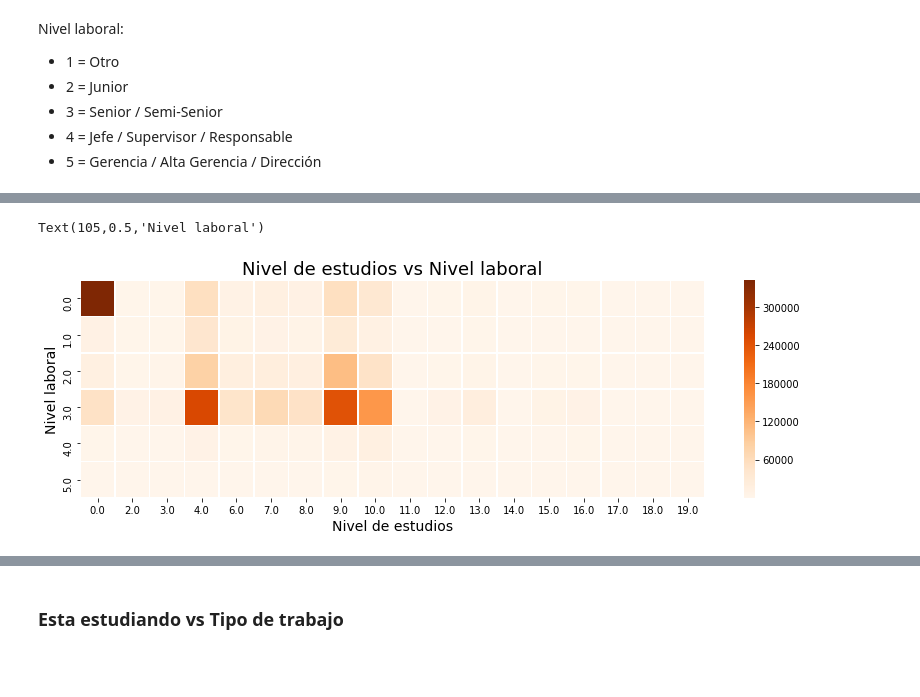
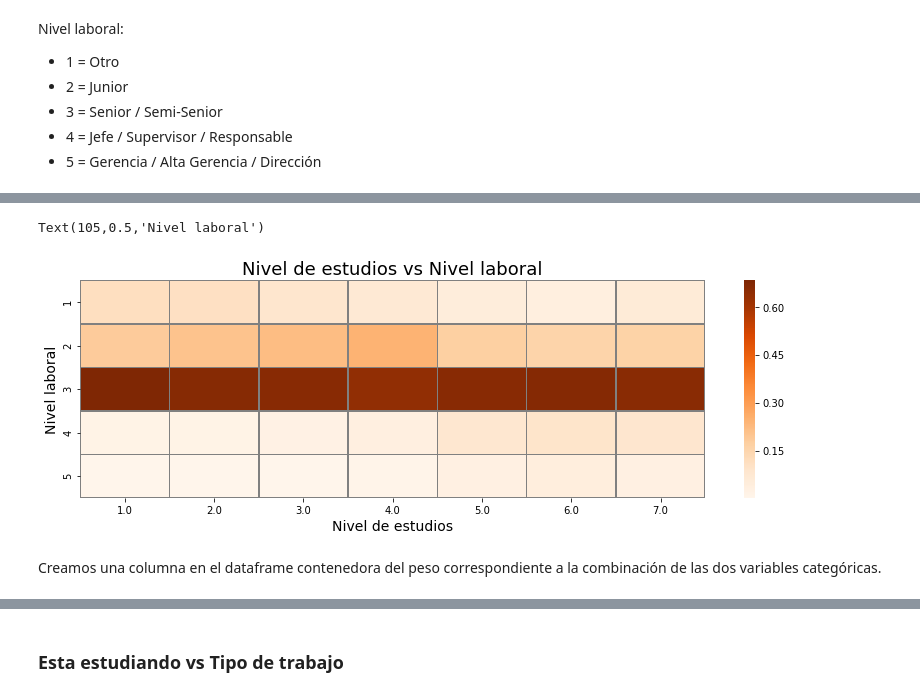
Before and after one commit to franhermani/TP2-7506, a Jupyter notebook: feature_engineering.ipynb, the cells around one changed output, grey strips where cells are left out. Drawn from its saved outputs; the diff is of its cells as text; code cells hidden in the pictures; blank space fills up the shorter version.

Commit message:
Nueva versión
Se cambiaron los features binarios a features con pesos

```diff
--- a/feature_engineering.ipynb
+++ b/feature_engineering.ipynb
@@ -8,2 +12,2 @@ import seaborn as sns
 # %%
-modelo = pd.read_csv('modelo_2m_samples.csv')
+modelo = pd.read_csv('csv_files\modelo_final.csv')
@@ -32,0 +48,5 @@ memory usage: 228.9+ MB
+# %%
+si = modelo['sepostulo'] == 1
+modelo_si = modelo[si]
+
+modelo_si['sepostulo'].value_counts()
@@ -95,0 +96,3 @@ estudios_vs_laboral
+# %%
+estudios_vs_laboral_t = pd.crosstab(modelo_si['nivel_laboral'], modelo_si['nivel_estudios'], normalize='columns')
+estudios_vs_laboral_t
@@ -96,11 +107,13 @@ estudios_vs_laboral
 # %%
 fig, ax = plt.subplots(figsize=(14,4))
-heatmap = sns.heatmap(estudios_vs_laboral, cmap='Oranges', robust=False, annot=False,\
-                      linewidths=.5, ax=ax)
+heatmap = sns.heatmap(estudios_vs_laboral_t, cmap='Oranges', robust=False, annot=False,\
+                      linewidths=.5, linecolor='grey', ax=ax)
 
 heatmap.set_title('Nivel de estudios vs Nivel laboral', fontsize=18)
 heatmap.set_xlabel('Nivel de estudios', fontsize=14)
 heatmap.set_ylabel('Nivel laboral', fontsize=14)
 # %% [output]
 Text(105,0.5,'Nivel laboral')
-[figure, old version]
+[figure, new version]
+# %% [markdown]
+Creamos una columna en el dataframe contenedora del peso correspondiente a la combinación de las dos variables categóricas.
```
Also changed, not shown: parts of 57 cells of this notebook.
